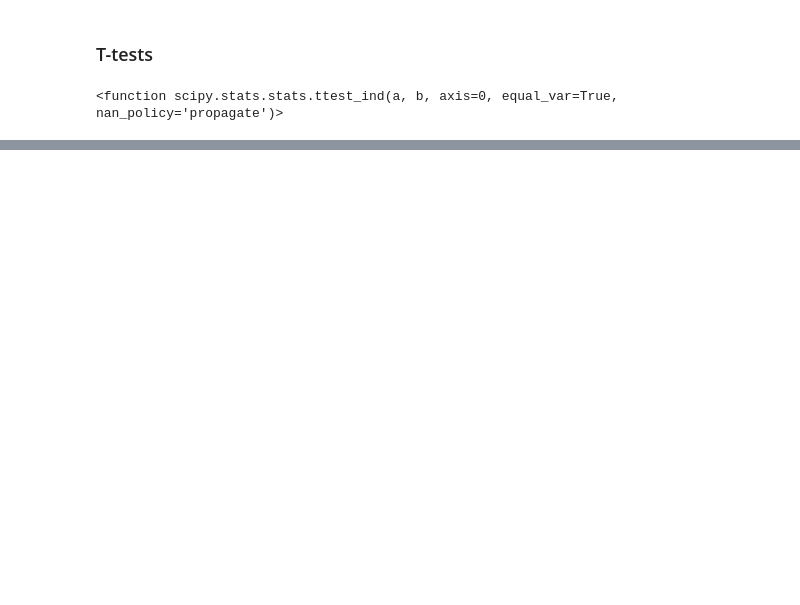
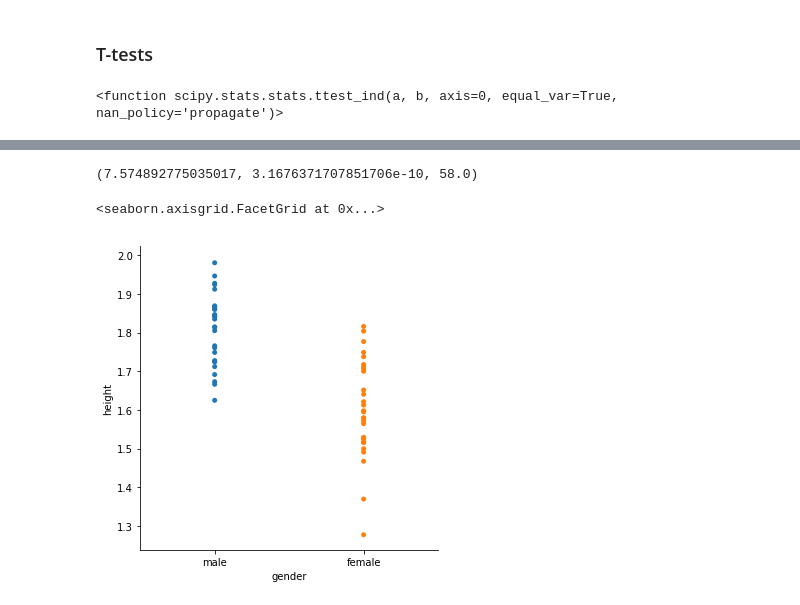
Before and after one commit to Datagatherer2357/jupyter-example, a Jupyter notebook: T-tests.ipynb, the cells around one changed output, grey strips where cells are left out. Saved outputs shown, nothing was run; the diff lists cells and outputs as text; code cells hidden in the pictures; blank space fills up the shorter version.

```diff
--- a/T-tests.ipynb
+++ b/T-tests.ipynb
@@ -38,0 +79,6 @@ Ttest_indResult(statistic=6.9381510001116515, pvalue=3.7228364855374737e-09)
+# %%
+gender = ['male'] * 30 + ['female'] * 30
+# %%
+height = np.concatenate([m, f])
+# %%
+df = pd.DataFrame({'gender': gender, 'height': height})
@@ -38,0 +145,9 @@ Ttest_indResult(statistic=6.9381510001116515, pvalue=3.7228364855374737e-09)
+# %%
+ws.ttest_ind(df[df['gender'] == 'male']['height'], df[df['gender'] == 'female']['height'])
+# %% [output]
+(7.574892775035017, 3.1676371707851706e-10, 58.0)
+# %%
+sns.catplot(x='gender', y='height', jitter=False, data=df)
+# %% [output]
+<seaborn.axisgrid.FacetGrid at 0x...>
+[figure, added]
```
Also changed, not shown: parts of 12 cells of this notebook.
